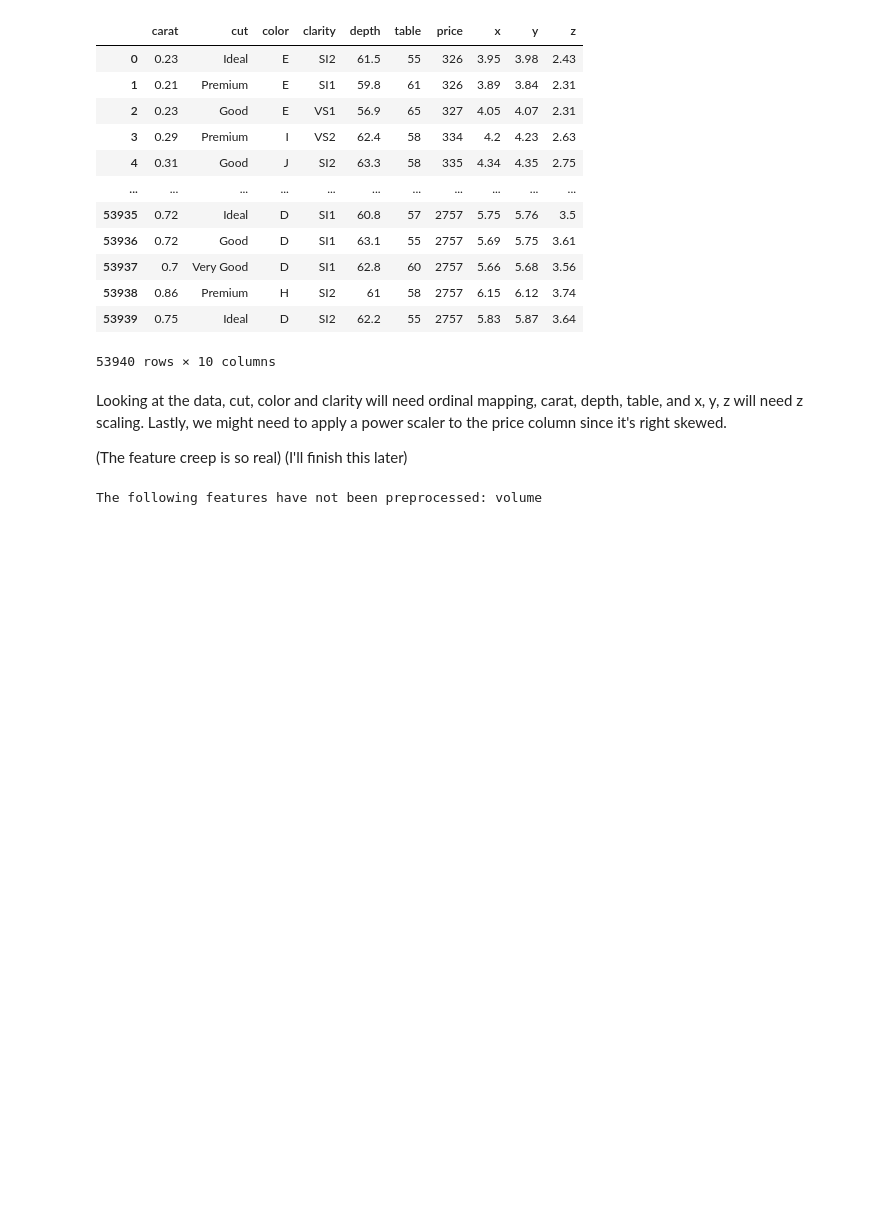
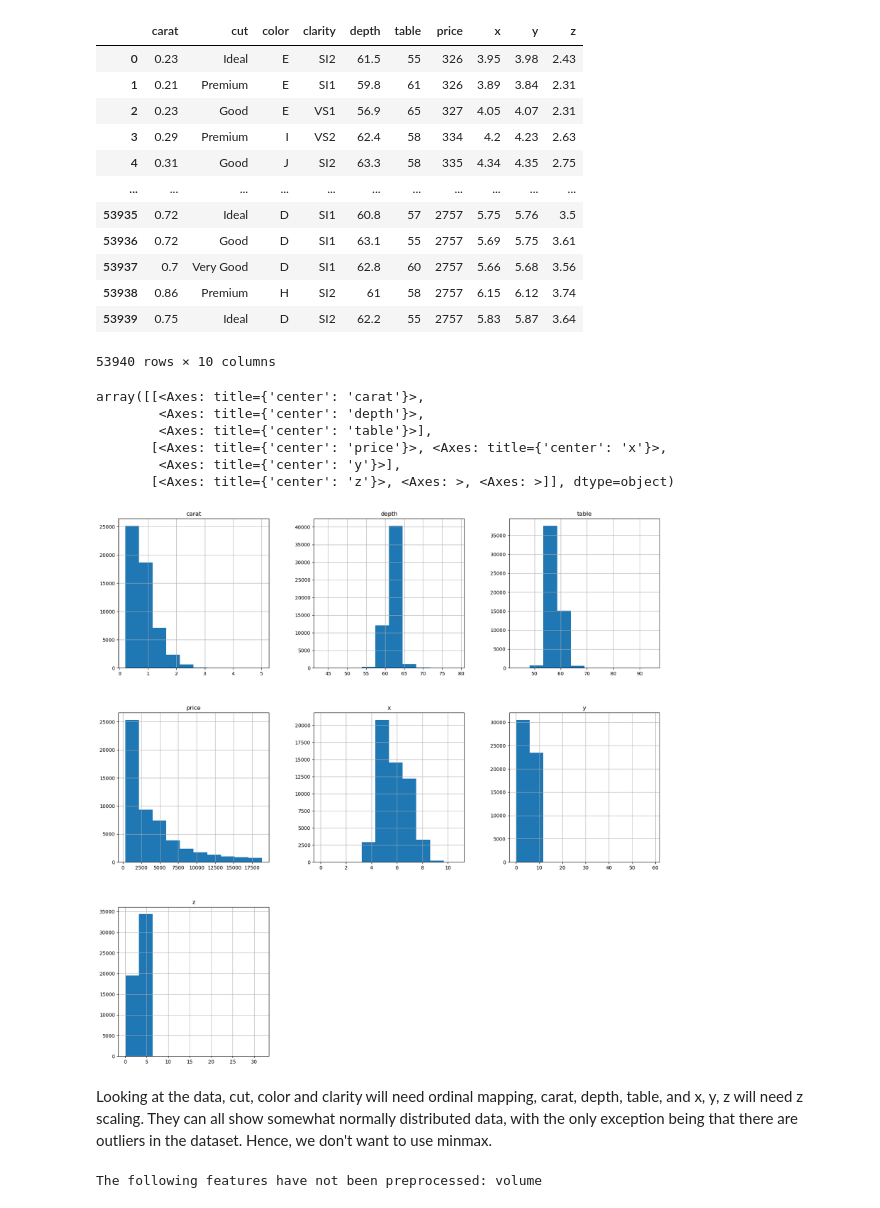
Before and after one commit to BSDSBA-Jared/Simple-AutoML, a Jupyter notebook: AutoML.ipynb, the cells around one changed output. Cells and saved outputs as stored; diff of their text form; code cells hidden in the pictures; blank space fills up the shorter version.

```diff
--- a/AutoML.ipynb
+++ b/AutoML.ipynb
@@ -952,10 +962,18 @@ diamonds_df
 | 53938 | 0.86 | Premium | H | SI2 | 61 | 58 | 2757 | 6.15 | 6.12 | 3.74 |
 | 53939 | 0.75 | Ideal | D | SI2 | 62.2 | 55 | 2757 | 5.83 | 5.87 | 3.64 |
 53940 rows × 10 columns
+# %%
+diamonds_df.hist(figsize=(20, 20))
+# %% [output]
+array([[<Axes: title={'center': 'carat'}>,
+        <Axes: title={'center': 'depth'}>,
+        <Axes: title={'center': 'table'}>],
+       [<Axes: title={'center': 'price'}>, <Axes: title={'center': 'x'}>,
+        <Axes: title={'center': 'y'}>],
+       [<Axes: title={'center': 'z'}>, <Axes: >, <Axes: >]], dtype=object)
+[figure, added]
 # %% [markdown]
-Looking at the data, cut, color and clarity will need ordinal mapping, carat, depth, table, and x, y, z will need z scaling. Lastly, we might need to apply a power scaler to the price column since it's right skewed.
-
-(The feature creep is so real) (I'll finish this later)
+Looking at the data, cut, color and clarity will need ordinal mapping, carat, depth, table, and x, y, z will need z scaling. They can all show somewhat normally distributed data, with the only exception being that there are outliers in the dataset. Hence, we don't want to use minmax.
 # %%
 mapping_dict = {"color":{"D":1,
                        "E":2,
```
Also changed, not shown: parts of 3 cells of this notebook.
